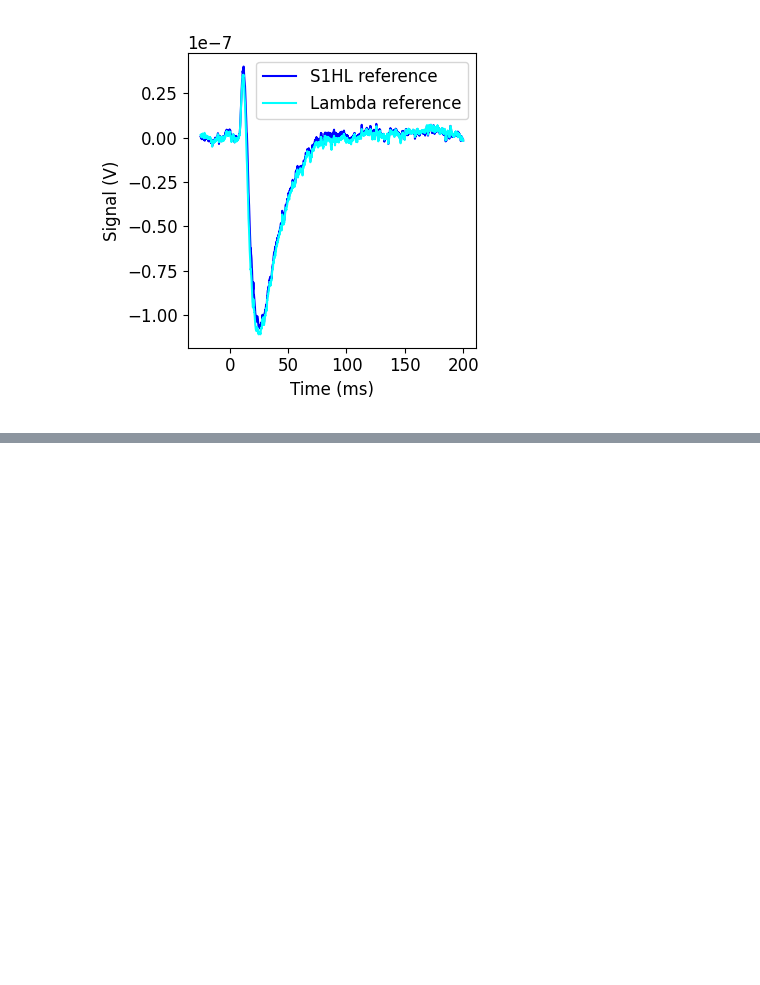
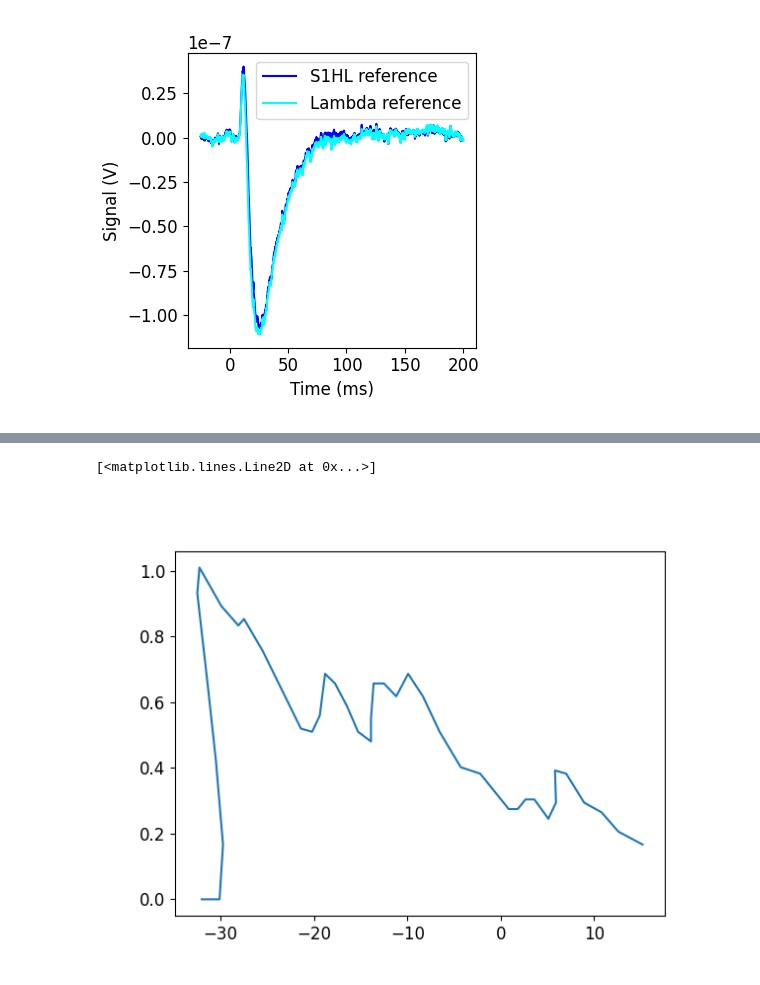
Before and after one commit to joseph-tharayil/whiskerFlick, a Jupyter notebook: MakeFigures.ipynb, the cells around one changed output, grey strips where cells are left out. Saved outputs shown, nothing was run; the diff lists cells and outputs as text; code cells hidden in the pictures; blank space fills up the shorter version.

```diff
--- a/MakeFigures.ipynb
+++ b/MakeFigures.ipynb
@@ -1682,0 +1853,8 @@ plt.savefig('../../figures/reference.png',dpi=600)
+# %%
+invivoData = np.genfromtxt('invivoData/'+str('L23E')+'.csv',delimiter=',')
+# %%
+plt.figure()
+plt.plot(invivoData[:,0],invivoData[:,1])
+# %% [output]
+[<matplotlib.lines.Line2D at 0x...>]
+[figure, added]
```
Also changed, not shown: parts of 13 cells of this notebook.
